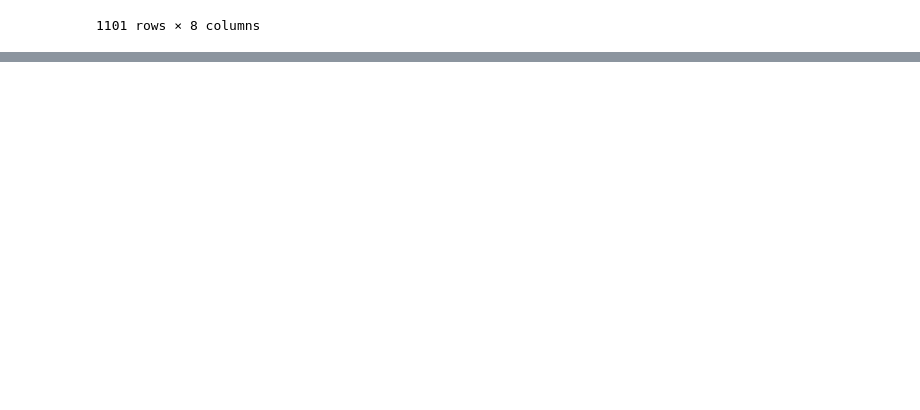
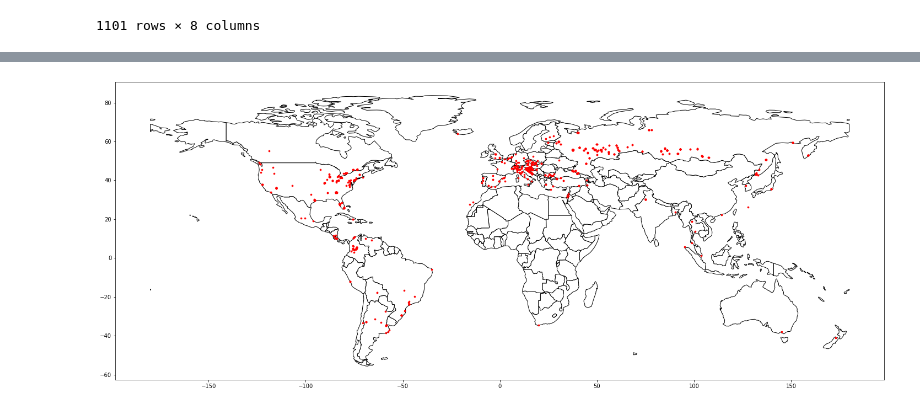
Before and after one commit to djpecot/CryptoMerchants_Map, a Jupyter notebook: Mapping_Viz.ipynb, the cells around one changed output, grey strips where cells are left out. Cells and saved outputs as stored; diff of their text form; code cells hidden in the pictures; blank space fills up the shorter version.

```diff
--- a/Mapping_Viz.ipynb
+++ b/Mapping_Viz.ipynb
@@ -28,0 +37,14 @@ venues_df
+# %%
+response = requests.get('https://pkgstore.datahub.io/JohnSnowLabs/country-and-continent-codes-list/country-and-continent-codes-list-csv_csv/data/b7876b7f496677669644f3d1069d3121/country-and-continent-codes-list-csv_csv.csv')
+
+file_object = io.StringIO(response.content.decode('utf-8'))
+
+country_codes_df = pd.read_csv(file_object)
+country_codes_df = country_codes_df.iloc[:,0:5]
+
+# merge this into our original df
+venues_df = venues_df.merge(country_codes_df, right_on='Two_Letter_Country_Code', left_on='Country', how='left')
+venues_df.drop(['Two_Letter_Country_Code'], axis = 1)
+
+# Now want to get countries summary and continents summary
+# country_df
@@ -28,0 +65,4 @@ venues_df
+# %%
+# Need to convert to geopandas df
+gdf = geopandas.GeoDataFrame(venues_df, geometry=geopandas.points_from_xy(venues_df.Long, venues_df.Lat))
+print(gdf.head())
@@ -28,0 +87,15 @@ venues_df
+# %%
+# Let's get a look at the world!
+
+world = geopandas.read_file(geopandas.datasets.get_path('naturalearth_lowres'))
+
+# We restrict to South America.
+ax = world[world.continent != 'Antarctica'].plot(
+    color='white', edgecolor='black', figsize = (25,25))
+
+# We can now plot our ``GeoDataFrame``.
+gdf.plot(ax=ax, color='red', markersize = 7)
+
+plt.show()
+# %% [output]
+[figure, added]
```
Also changed, not shown: parts of 14 cells of this notebook.
